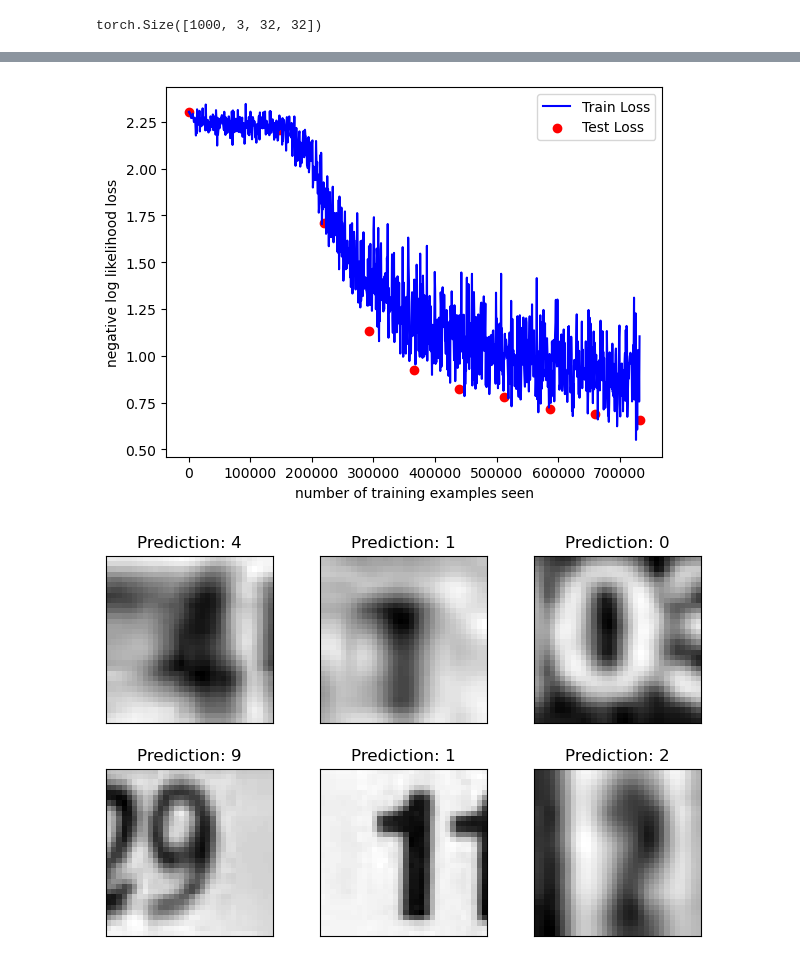
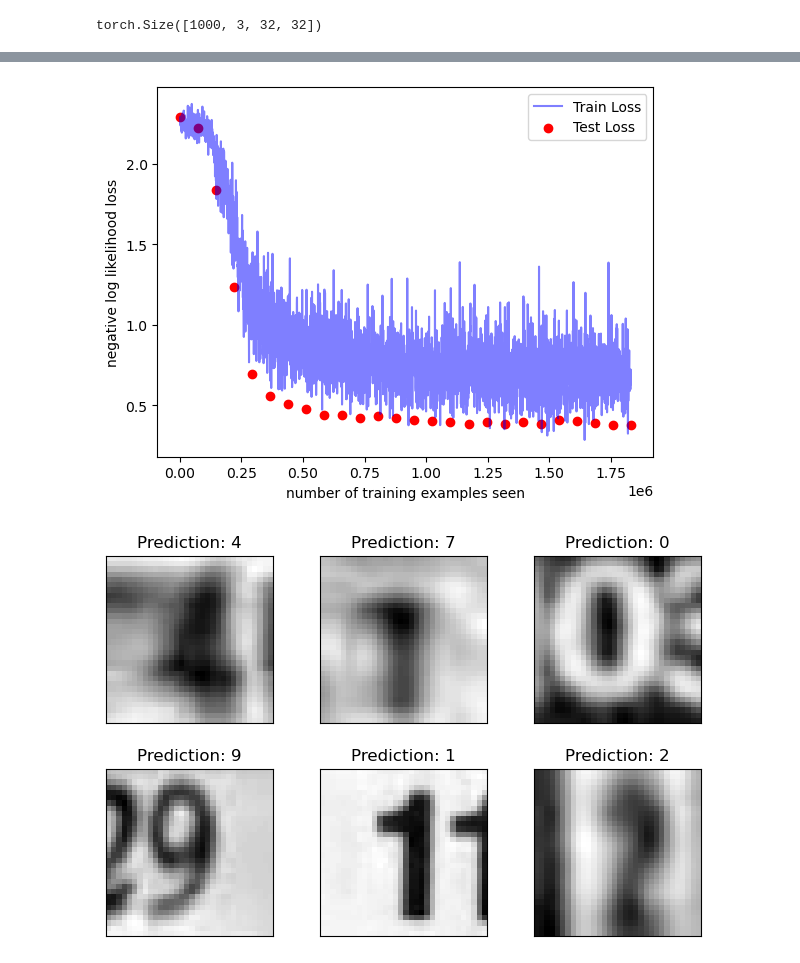
Before and after one commit to RowanA2002/178-convy-net, a Jupyter notebook: Final-Model.ipynb, the cells around one changed output, grey strips where cells are left out. Cells and saved outputs as stored; diff of their text form; code cells hidden in the pictures.

Commit message:
Add final model (no ensembles)
Got final model working with data augmentation, 3 convolutional layers, and no pooling.
Still need to implement ensembles

```diff
--- a/Final-Model.ipynb
+++ b/Final-Model.ipynb
@@ -17,13 +17,18 @@ import torch.optim as optim
 import matplotlib.pyplot as plt
 # %% [markdown]
 ### Loading the test and training data
+# %%
+shiftTransform = torchvision.transforms.Compose([
+    torchvision.transforms.RandomAffine(degrees=0,translate=(0.08,0.08)),
+    torchvision.transforms.ToTensor()
+    ])
 # %%
-train = torchvision.datasets.SVHN(root="data/", split="train", transform=torchvision.transforms.ToTensor())
+train = torchvision.datasets.SVHN(root="data/", split="train", transform=shiftTransform)
 test = torchvision.datasets.SVHN(root="data/", split="test", transform=torchvision.transforms.ToTensor())
 # %% [markdown]
 ### Preparing out data set
 # %%
-n_epochs = 10
+n_epochs = 25
 batch_size_train = 64
 batch_size_test = 1000
 learning_rate = 0.01
@@ -139,14 +144,14 @@ Test set: Avg. loss: 0.6547, Accuracy: 21436/26032 (82%)
 # %%
 fig = plt.figure()
-plt.plot(train_counter, train_losses, color='blue')
+plt.plot(train_counter, train_losses, color='blue', alpha=0.5)
 plt.scatter(test_counter, test_losses, color='red')
 plt.legend(['Train Loss', 'Test Loss'], loc='upper right')
 plt.xlabel('number of training examples seen')
 plt.ylabel('negative log likelihood loss')
 fig
 plt.show()
 # %% [output]
-[figure, old version]
+[figure, new version]
 # %%
 with torch.no_grad():
   output = network(example_data)
```
Also changed, not shown: parts of 2 cells of this notebook.
